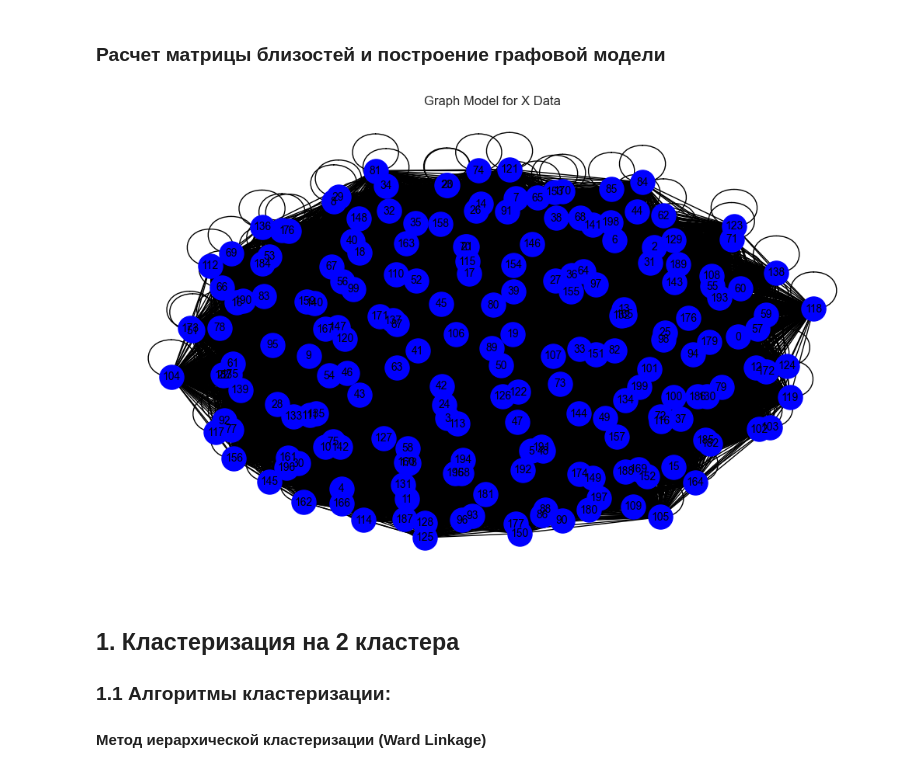
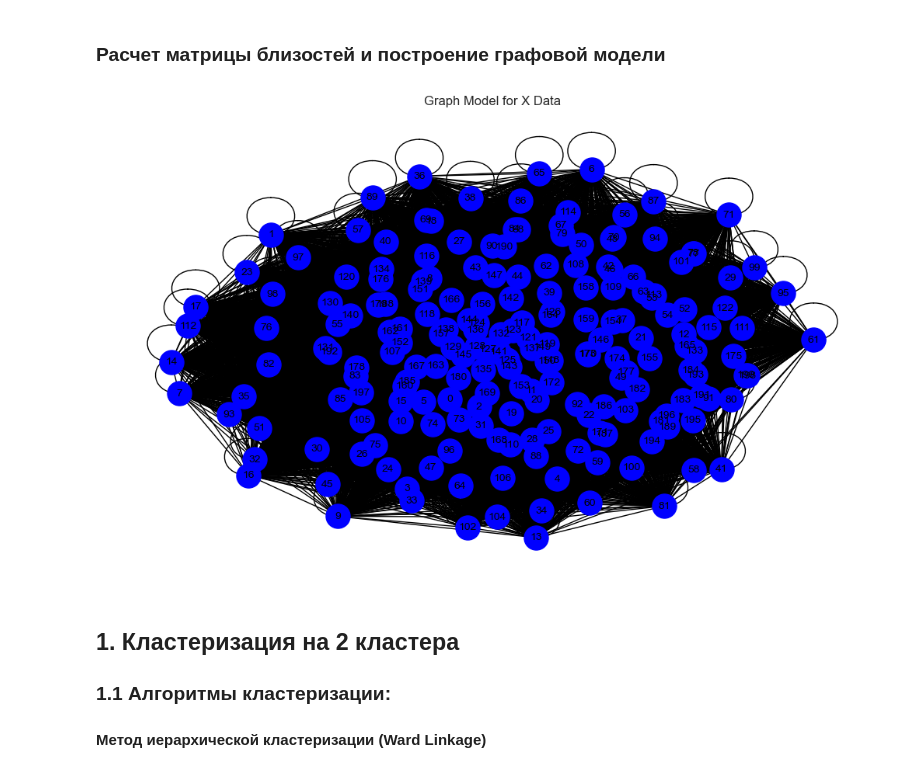
Before and after one commit to MalyginAE/clustering, a Jupyter notebook: laba2.ipynb, the cells around one changed output. Cells and saved outputs as stored; diff of their text form; code cells hidden in the pictures.

Commit message:
fix distance

```diff
--- a/laba2.ipynb
+++ b/laba2.ipynb
@@ -93,0 +76,9 @@ plt.show()
+# %%
+from scipy.spatial import distance
+
+cos_d = distance.cdist(x_data, y_data, metric='cosine')
+x_graph = nx.Graph(cos_d)
+# Визуализация графа (пример для X данных)
+plt.title('Cosine', fontsize=12)
+nx.draw(x_graph, with_labels=True, node_color='blue', node_size=500, font_size=10)
+plt.show()
@@ -180,19 +168,19 @@ Distance Matrix for Y data
 # %%
 # Преобразование расстояний в близости (пример с использованием cosine_similarity)
 x_similarity = cosine_similarity(x_data)
 y_similarity = cosine_similarity(y_data)
 
 # Построение графовой модели (полного, взвешенного, неориентированного)
-x_graph = nx.Graph(x_similarity)
+x_graph = nx.Graph(cos_d)
 y_graph = nx.Graph(y_similarity)
 
 # Визуализация графа (пример для X данных)
 plt.figure(figsize=(10, 6))
 nx.draw(x_graph, with_labels=True, node_color='blue', node_size=500, font_size=10)
 plt.title("Graph Model for X Data")
 plt.show()
 # %% [output]
-[figure, old version]
+[figure, new version]
 # %% [markdown]
 ## 1. Кластеризация на 2 кластера
 
```
Also changed, not shown: parts of 25 cells of this notebook.
